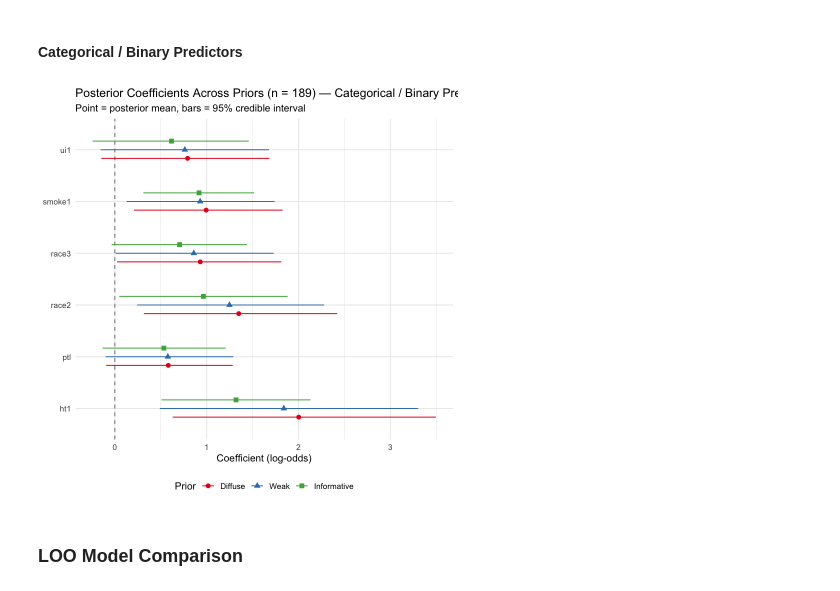
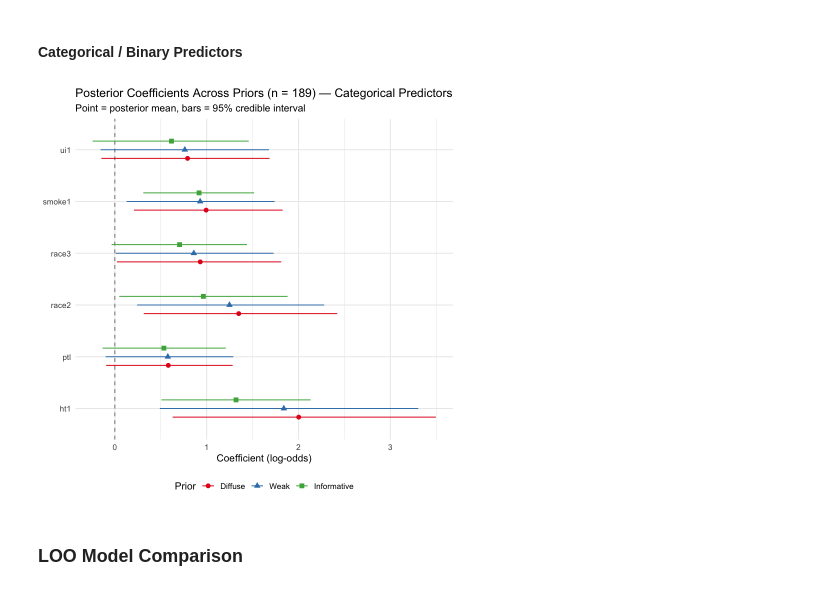
Before and after one commit to ShengPeiWilliam/bayesian-prior-sensitivity, a Jupyter notebook: code/birthwt_analysis.ipynb, the cells around one changed output. Drawn from its saved outputs; the diff is of its cells as text; code cells hidden in the pictures.

```diff
--- a/code/birthwt_analysis.ipynb
+++ b/code/birthwt_analysis.ipynb
@@ -410,24 +410,24 @@ ggplot(df.continuous, aes(x = Mean, y = Variable, color = Model, shape = Model))
 # %%
 vars.binary <- c("race2", "race3", "smoke1", "ptl", "ht1", "ui1")
 df.binary <- df.plot[df.plot$Variable %in% vars.binary, ]
 
 ggplot(df.binary, aes(x = Mean, y = Variable, color = Model, shape = Model)) +
   geom_vline(xintercept = 0, linetype = "dashed", color = "grey50") +
   geom_pointrange(aes(xmin = CI_2.5, xmax = CI_97.5),
                   position = position_dodge(width = 0.5),
                   size = 0.5) +
   scale_color_manual(values = c("Diffuse"     = "#E41A1C",
                                 "Weak"        = "#377EB8",
                                 "Informative" = "#4DAF4A")) +
   scale_shape_manual(values = c("Diffuse" = 16, "Weak" = 17, "Informative" = 15)) +
-  labs(title    = "Posterior Coefficients Across Priors (n = 189) — Categorical / Binary Predictors",
+  labs(title    = "Posterior Coefficients Across Priors (n = 189) — Categorical Predictors",
        subtitle = "Point = posterior mean, bars = 95% credible interval",
        x = "Coefficient (log-odds)", y = NULL,
        color = "Prior", shape = "Prior") +
   theme_minimal(base_size = 12) +
   theme(legend.position = "bottom")
 # %% [output]
-[figure, old version]
+[figure, new version]
 # %% [markdown]
 ### LOO Model Comparison
 # %%
```
Also changed, not shown: 2 other files.
